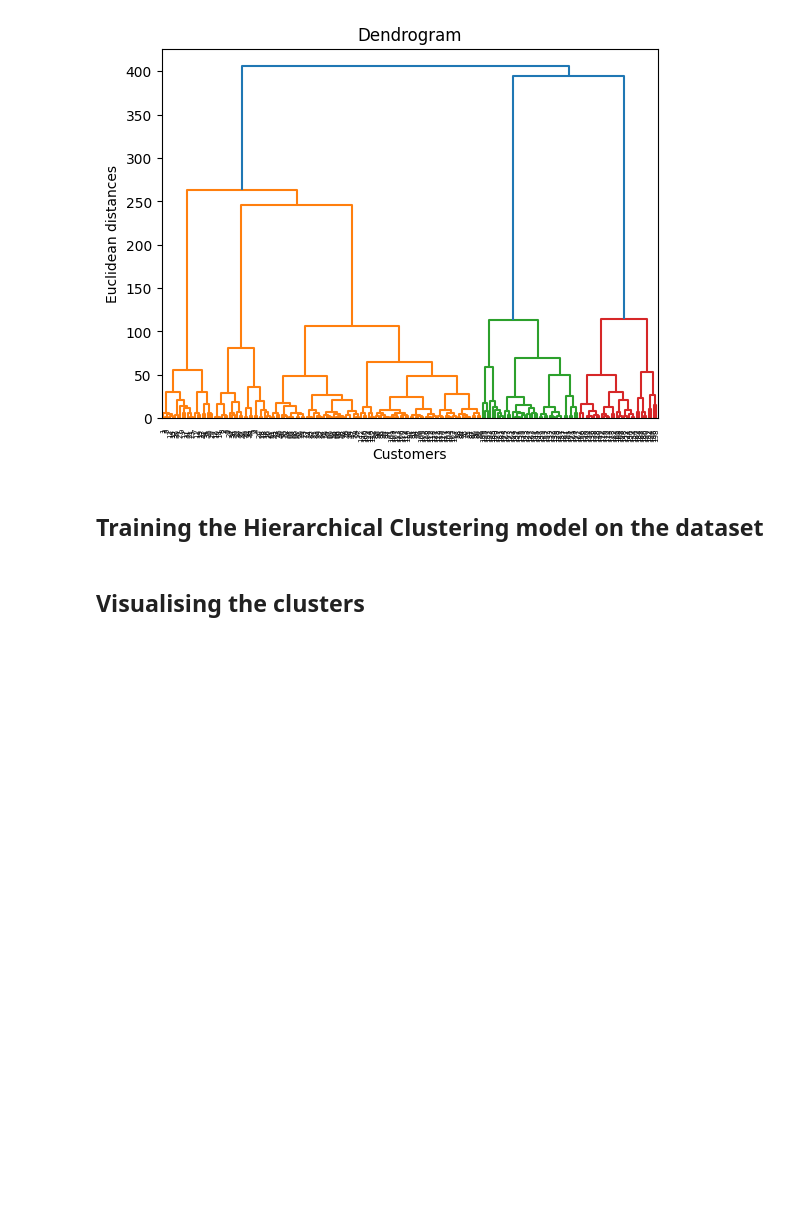
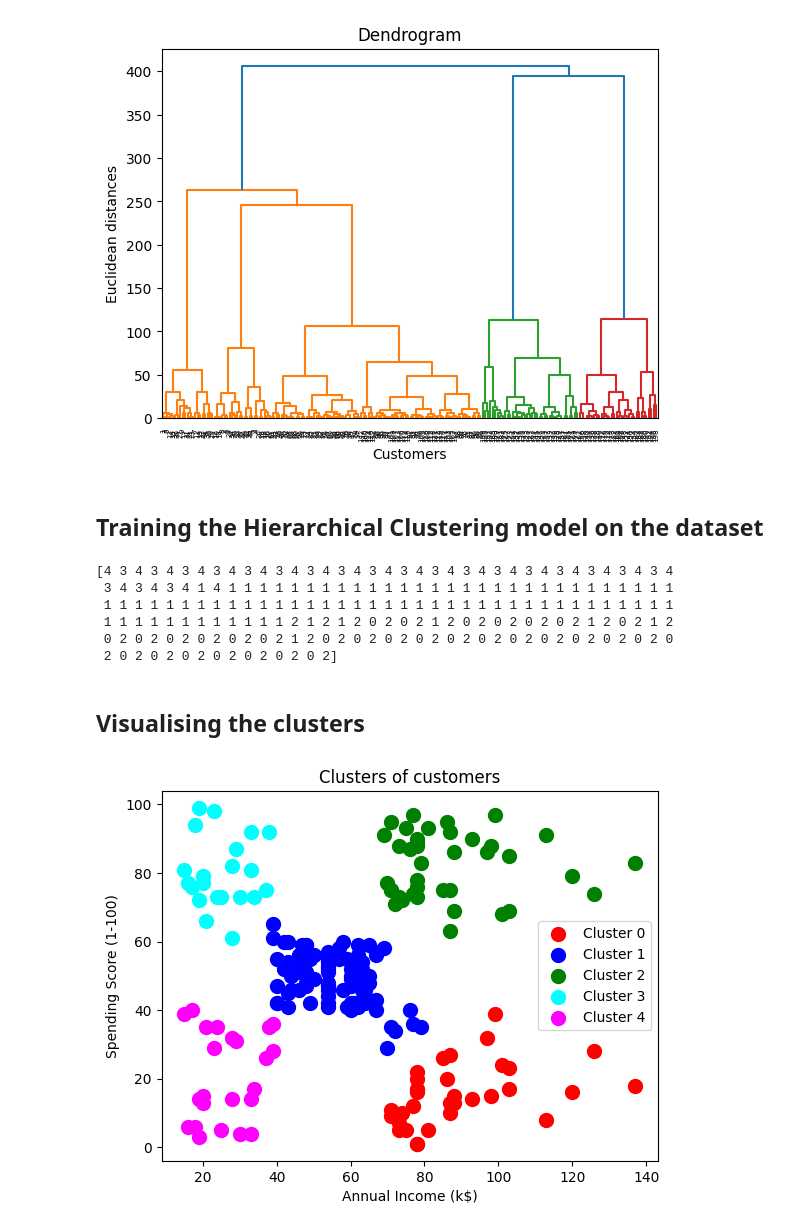
Before and after one commit to manggsteee/ml_algorithms_in_Python, a Jupyter notebook: machine_learning/clustering/hierarchical/hierarchical_clustering.ipynb, the cells around one changed output. Cells and saved outputs as stored; diff of their text form; code cells hidden in the pictures; blank space fills up the shorter version.

```diff
--- a/machine_learning/clustering/hierarchical/hierarchical_clustering.ipynb
+++ b/machine_learning/clustering/hierarchical/hierarchical_clustering.ipynb
@@ -26,17 +26,28 @@ plt.show()
 [figure]
 # %% [markdown]
 ## Training the Hierarchical Clustering model on the dataset
+# %%
+from sklearn.cluster import AgglomerativeClustering
+hc = AgglomerativeClustering(n_clusters=5, metric = 'euclidean', linkage = 'ward')
+y_hc = hc.fit_predict(X)
+print(y_hc)
+# %% [output]
+[4 3 4 3 4 3 4 3 4 3 4 3 4 3 4 3 4 3 4 3 4 3 4 3 4 3 4 3 4 3 4 3 4 3 4 3 4
+ 3 4 3 4 3 4 1 4 1 1 1 1 1 1 1 1 1 1 1 1 1 1 1 1 1 1 1 1 1 1 1 1 1 1 1 1 1
+ 1 1 1 1 1 1 1 1 1 1 1 1 1 1 1 1 1 1 1 1 1 1 1 1 1 1 1 1 1 1 1 1 1 1 1 1 1
+ 1 1 1 1 1 1 1 1 1 1 1 1 2 1 2 1 2 0 2 0 2 1 2 0 2 0 2 0 2 0 2 1 2 0 2 1 2
+ 0 2 0 2 0 2 0 2 0 2 0 2 1 2 0 2 0 2 0 2 0 2 0 2 0 2 0 2 0 2 0 2 0 2 0 2 0
+ 2 0 2 0 2 0 2 0 2 0 2 0 2 0 2]
 # %% [markdown]
 ## Visualising the clusters
-# %%
-from sklearn.cluster import KMeans
-wcss = []
-for i in range(1, 11):
-    kmeans = KMeans(n_clusters = i, init = 'k-means++', random_state = 42)
-    kmeans.fit(X)
-    wcss.append(kmeans.inertia_)
-plt.plot(range(1, 11), wcss)
-plt.title('The Elbow Method')
-plt.xlabel('Number of clusters')
-plt.ylabel('WCSS')
-plt.show()
+# %%
+color = ['red', 'blue', 'green', 'cyan', 'magenta']
+for i in range(5):
+  plt.scatter(X[y_hc == i,0], X[y_hc == i,1], s = 100, c = color[i], label = 'Cluster ' + str(i))
+plt.title('Clusters of customers')
+plt.xlabel('Annual Income (k$)')
+plt.ylabel('Spending Score (1-100)')
+plt.legend()
+plt.show()
+# %% [output]
+[figure, added]
```
